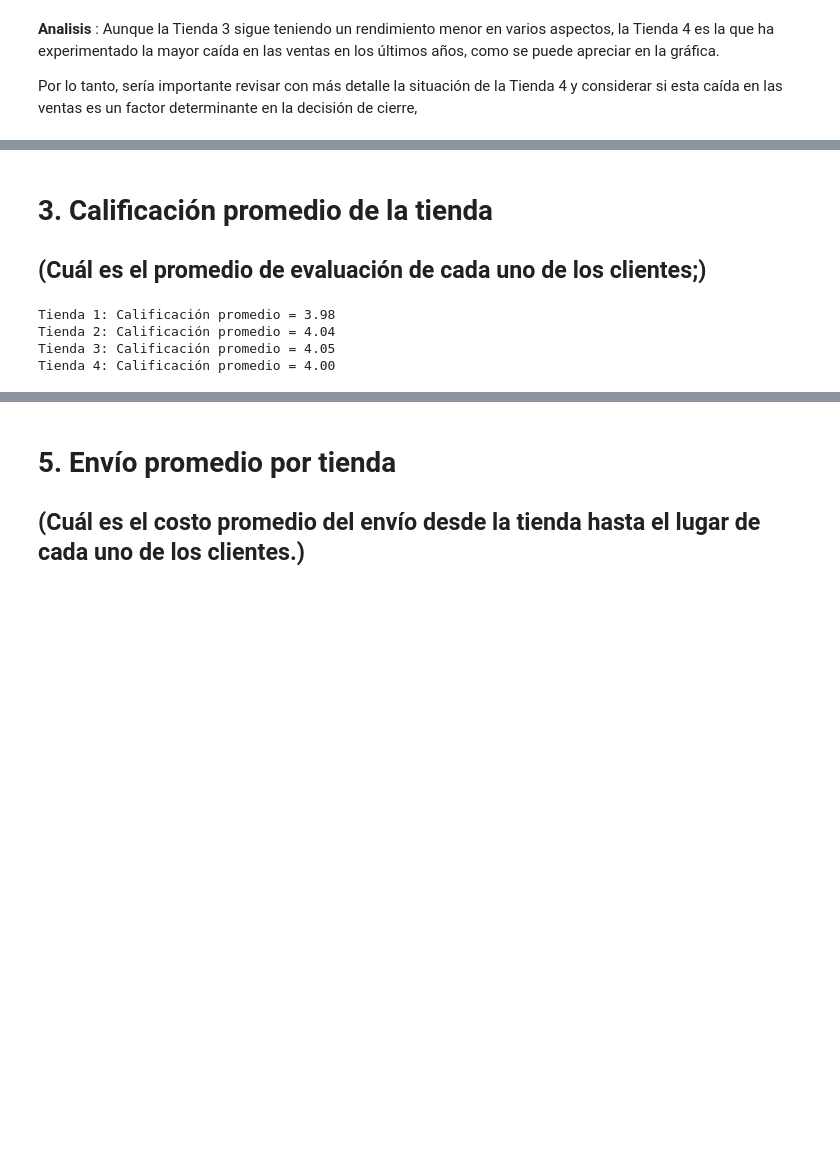
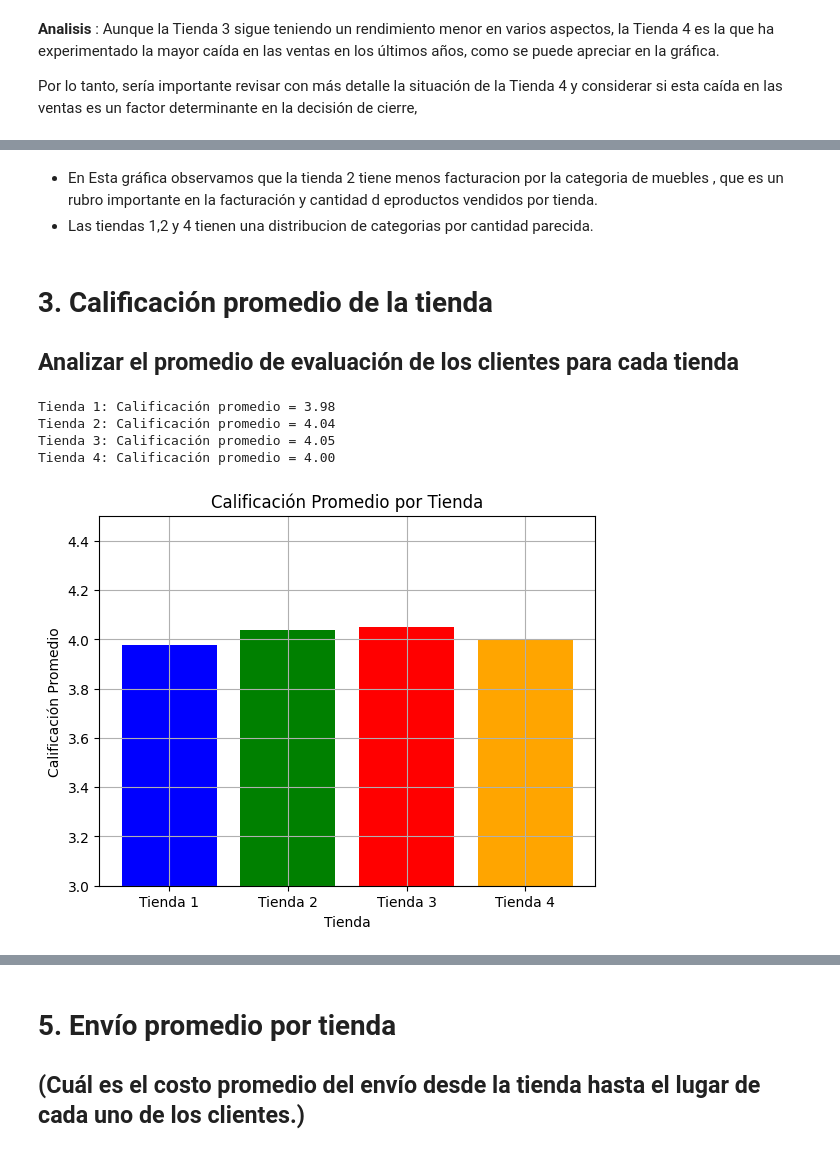
Before and after one commit to BibiTC/DS-challenge-modelado-datos-python, a Jupyter notebook: AluraStoreLatam.ipynb, the cells around one changed output, grey strips where cells are left out. Saved outputs shown, nothing was run; the diff lists cells and outputs as text; code cells hidden in the pictures; blank space fills up the shorter version.

```diff
--- a/AluraStoreLatam.ipynb
+++ b/AluraStoreLatam.ipynb
@@ -396,12 +375,26 @@ print(tabla_unificada)
+# %% [markdown]
+* En Esta gráfica observamos que la tienda 2 tiene menos facturacion por la categoria de muebles , que es un rubro importante en la facturación y cantidad d eproductos vendidos por tienda.
+* Las tiendas 1,2 y 4 tienen una distribucion de categorias por cantidad parecida.
 # %% [markdown]
 # 3. Calificación promedio de la tienda
-## (Cuál es el promedio de evaluación de cada uno de los clientes;)
+## Analizar el promedio de evaluación de los clientes para cada tienda
 # %%
-tiendas = [tienda, tienda2, tienda3, tienda4]  # Lista de DataFrames de las tiendas
+tiendas_bd = [tienda, tienda2, tienda3, tienda4]  # Lista de DataFrames de las tiendas
+tiendas = ['Tienda 1', 'Tienda 2', 'Tienda 3', 'Tienda 4']
 
-for i, tienda_df in enumerate(tiendas):
-    # Calcular la calificación promedio
-    calificacion_promedio = tienda_df["Calificación"].mean()
+for i, tienda_df in enumerate(tiendas_bd):
+    # Asegúrate de que los datos de la columna "Calificación" sean de tipo numérico
+    tienda_df["Calificación"] = pd.to_numeric(tienda_df["Calificación"], errors='coerce')
+
+    # Calcular la calificación promedio manualmente
+    suma_calificaciones = 0
+    num_calificaciones = 0
+    for calificacion in tienda_df["Calificación"]:
+        if not pd.isna(calificacion):  # Ignorar valores NaN
+            suma_calificaciones += calificacion
+            num_calificaciones += 1
+
+    calificacion_promedio = suma_calificaciones / num_calificaciones if num_calificaciones else 0  # Evitar división por cero
 
     # Imprimir el resultado
     print(f"Tienda {i + 1}: Calificación promedio = {calificacion_promedio:.2f}")
@@ -410,3 +403,27 @@ Tienda 1: Calificación promedio = 3.98
 Tienda 2: Calificación promedio = 4.04
 Tienda 3: Calificación promedio = 4.05
 Tienda 4: Calificación promedio = 4.00
+# %%
+import matplotlib.pyplot as plt
+
+tiendas_bd = [tienda, tienda2, tienda3, tienda4]  # Lista de DataFrames de las tiendas
+tiendas = ['Tienda 1', 'Tienda 2', 'Tienda 3', 'Tienda 4']
+
+calificaciones_promedio = []
+for tienda_df in tiendas_bd:
+    calificaciones_promedio.append(tienda_df["Calificación"].mean())
+
+# Crear el gráfico de barras
+plt.bar(tiendas, calificaciones_promedio, color=['blue', 'green', 'red', 'orange'])
+
+# Personalizar el gráfico
+plt.title('Calificación Promedio por Tienda')
+plt.xlabel('Tienda')
+plt.ylabel('Calificación Promedio')
+plt.ylim(3.0, 4.5)  # Ajustar el rango del eje y para mejor visualización
+plt.grid(True)
+
+# Mostrar el gráfico
+plt.show()
+# %% [output]
+[figure, added]
```
Also changed, not shown: parts of 38 cells of this notebook.
